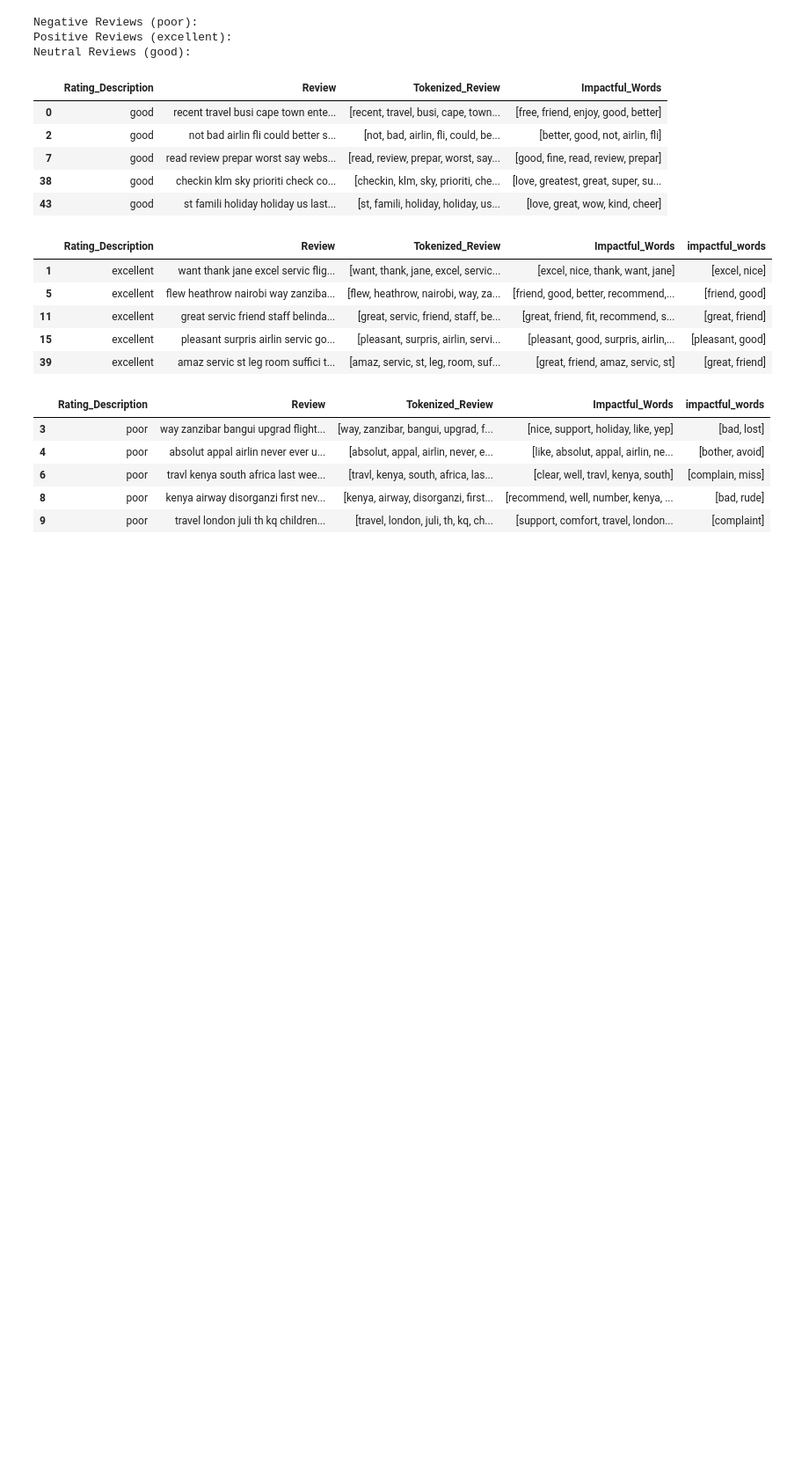
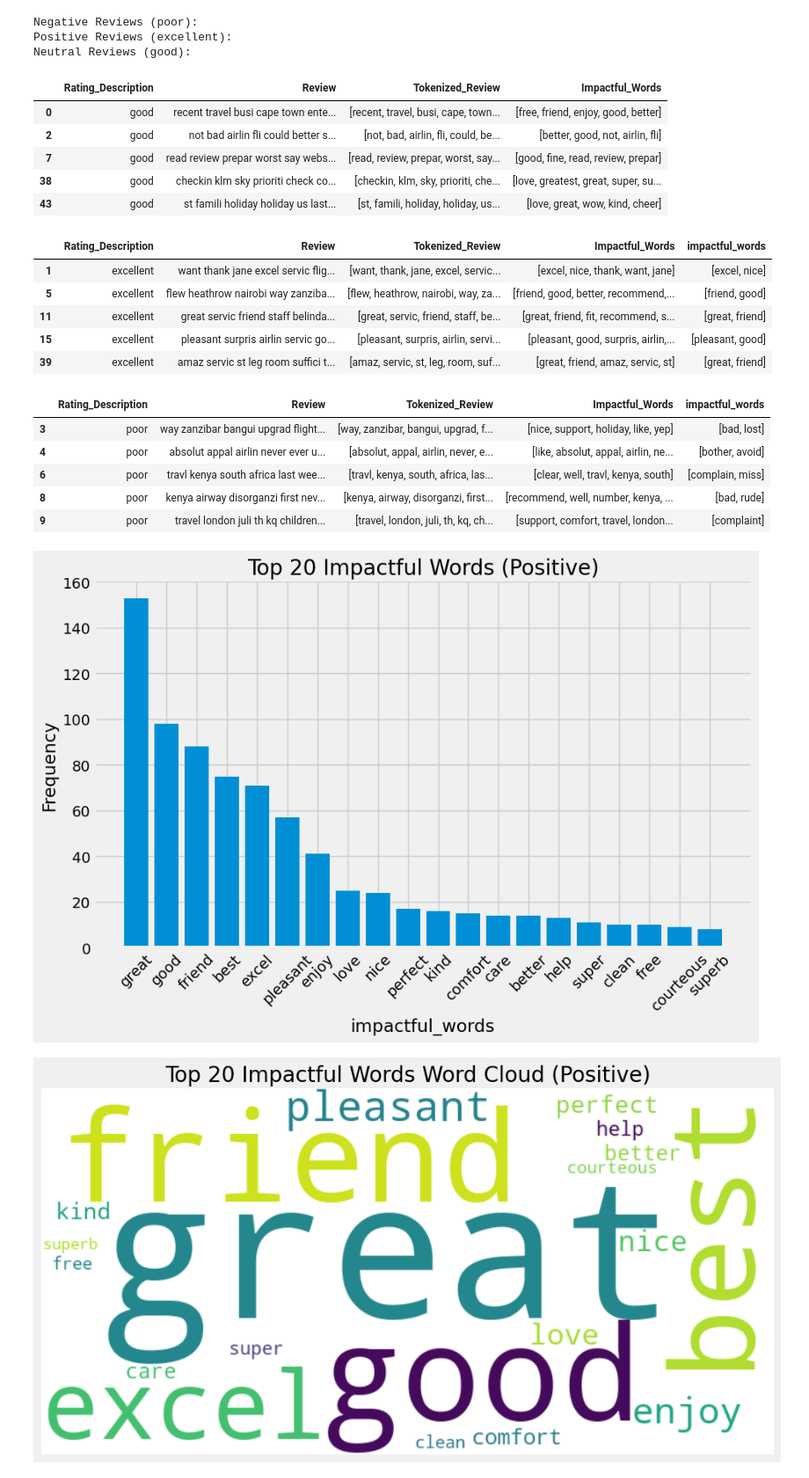
Before and after one commit to JEr1yAnalst/CAPSTONE-PROJECT-sentiment-analysis, a Jupyter notebook: notebook.ipynb, the cells around one changed output. Shown at 88% size. Cells and saved outputs as stored; diff of their text form; code cells hidden in the pictures; blank space fills up the shorter version.

```diff
--- a/notebook.ipynb
+++ b/notebook.ipynb
@@ -751,3 +763,53 @@ neg_df.head()
 | 6 | poor | travl kenya south africa last wee... | [travl, kenya, south, africa, las... | [clear, well, travl, kenya, south] | [complain, miss] |
 | 8 | poor | kenya airway disorganzi first nev... | [kenya, airway, disorganzi, first... | [recommend, well, number, kenya, ... | [bad, rude] |
 | 9 | poor | travel london juli th kq children... | [travel, london, juli, th, kq, ch... | [support, comfort, travel, london... | [complaint] |
+# %%
+def plot_top_words(df, category, num_words=20, column='impactful_words'):
+    # Flatten the list of impactful words
+    words_flat = np.concatenate(df[column].values)
+
+    # Calculate the word frequencies
+    word_counts = np.unique(words_flat, return_counts=True)
+
+    # Sort the words and counts in descending order
+    sorted_indices = np.argsort(word_counts[1])[::-1]
+    sorted_words = word_counts[0][sorted_indices]
+    sorted_counts = word_counts[1][sorted_indices]
+
+    # Select the top N words
+    top_words = sorted_words[:num_words]
+    top_counts = sorted_counts[:num_words]
+
+    # Create the bar plot
+    plt.figure(figsize=(10, 6))
+    plt.bar(top_words, top_counts)
+
+    # Set labels and title
+    plt.xlabel(column)
+    plt.ylabel('Frequency')
+    plt.title(f'Top {num_words} Impactful Words ({category})')
+
+    # Rotate x-axis labels if needed
+    plt.xticks(rotation=45)
+
+    # Generate word cloud
+    wordcloud = WordCloud(width=800, height=400, background_color='white').generate_from_frequencies(dict(zip(top_words, top_counts)))
+
+    # Plot the word cloud
+    plt.figure(figsize=(10, 6))
+    plt.imshow(wordcloud, interpolation='bilinear')
+    plt.axis('off')
+    plt.title(f'Top {num_words} Impactful Words Word Cloud ({category})')
+
+    # Display the plots
+    plt.tight_layout()
+    plt.show()
+
+# Plot top impactful words and word cloud for positive reviews
+plot_top_words(pos_df, 'Positive')
+
+# Plot top impactful words and word cloud for negative reviews
+plot_top_words(neg_df, 'Negative')
+# %% [output]
+[figure, added]
+[figure, added]
```
Also changed, not shown: parts of 3 cells of this notebook.
